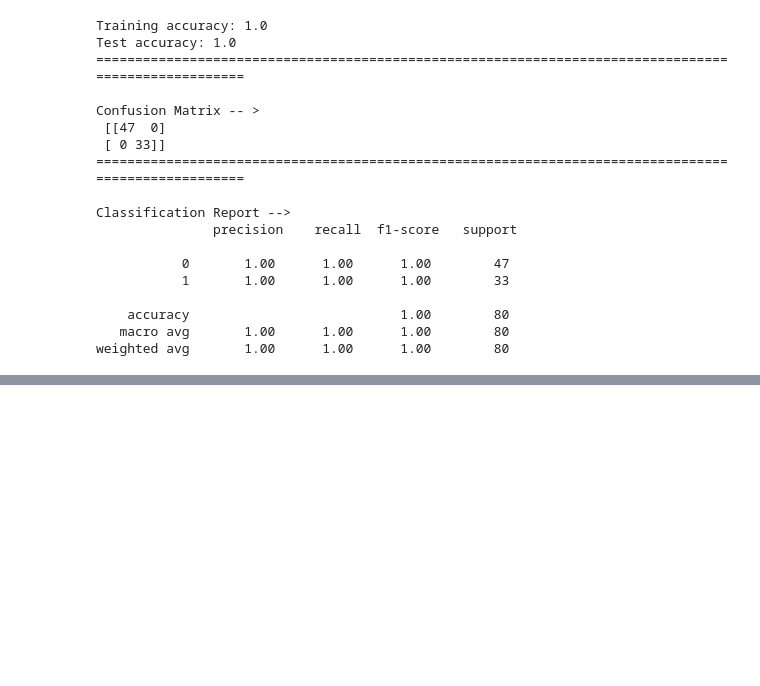
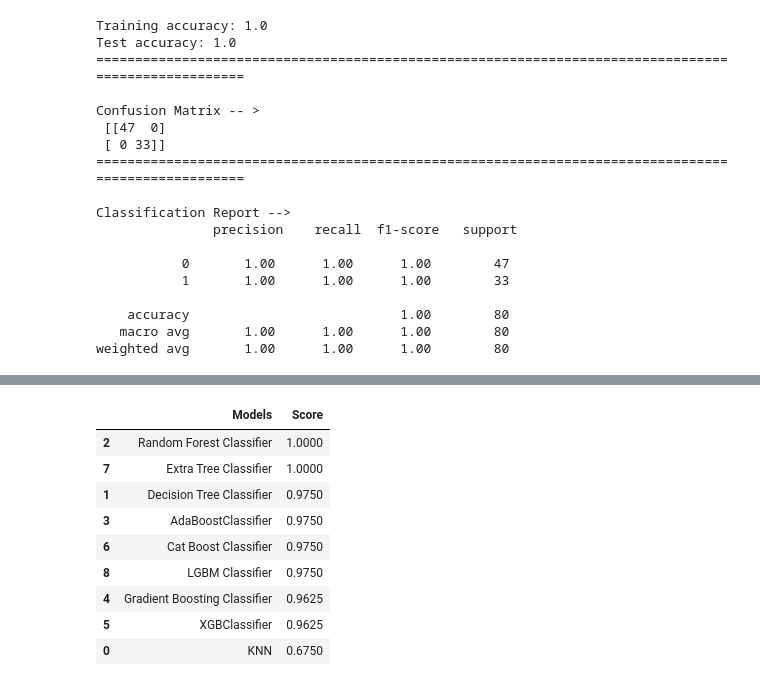
Before and after one commit to anupstar100/Chronic-Kidney-Disease-Prediction, a Jupyter notebook: Chronic_Kidney_Disease_Prediction.ipynb, the cells around one changed output, grey strips where cells are left out. Drawn from its saved outputs; the diff is of its cells as text; code cells hidden in the pictures; blank space fills up the shorter version.

```diff
--- a/Chronic_Kidney_Disease_Prediction.ipynb
+++ b/Chronic_Kidney_Disease_Prediction.ipynb
@@ -870,6 +870,20 @@ weighted avg       1.00      1.00      1.00        80
 # %%
 # comparing all models accuracy by creating a df
 models = pd.DataFrame({
     'Models': ['KNN', 'Decision Tree Classifier', 'Random Forest Classifier', 'AdaBoostClassifier', 'Gradient Boosting Classifier', 'XGBClassifier',
-               'Cat Boost Classifier', 'Extra Tree Classifier', 'LGBM Classifier', ]
+               'Cat Boost Classifier', 'Extra Tree Classifier', 'LGBM Classifier'],
+    'Score' : [knn_acc, dtc_acc, rf_clf_acc, ada_acc, sgb_acc, xgb_acc, cat_acc, etc_acc, lgbm_acc]
 })
+
+models.sort_values(by = 'Score', ascending = False)
+# %% [output]
+|  | Models | Score |
+| 2 | Random Forest Classifier | 1.0000 |
+| 7 | Extra Tree Classifier | 1.0000 |
+| 1 | Decision Tree Classifier | 0.9750 |
+| 3 | AdaBoostClassifier | 0.9750 |
+| 6 | Cat Boost Classifier | 0.9750 |
+| 8 | LGBM Classifier | 0.9750 |
+| 4 | Gradient Boosting Classifier | 0.9625 |
+| 5 | XGBClassifier | 0.9625 |
+| 0 | KNN | 0.6750 |
```
Also changed, not shown: parts of 13 cells of this notebook.
